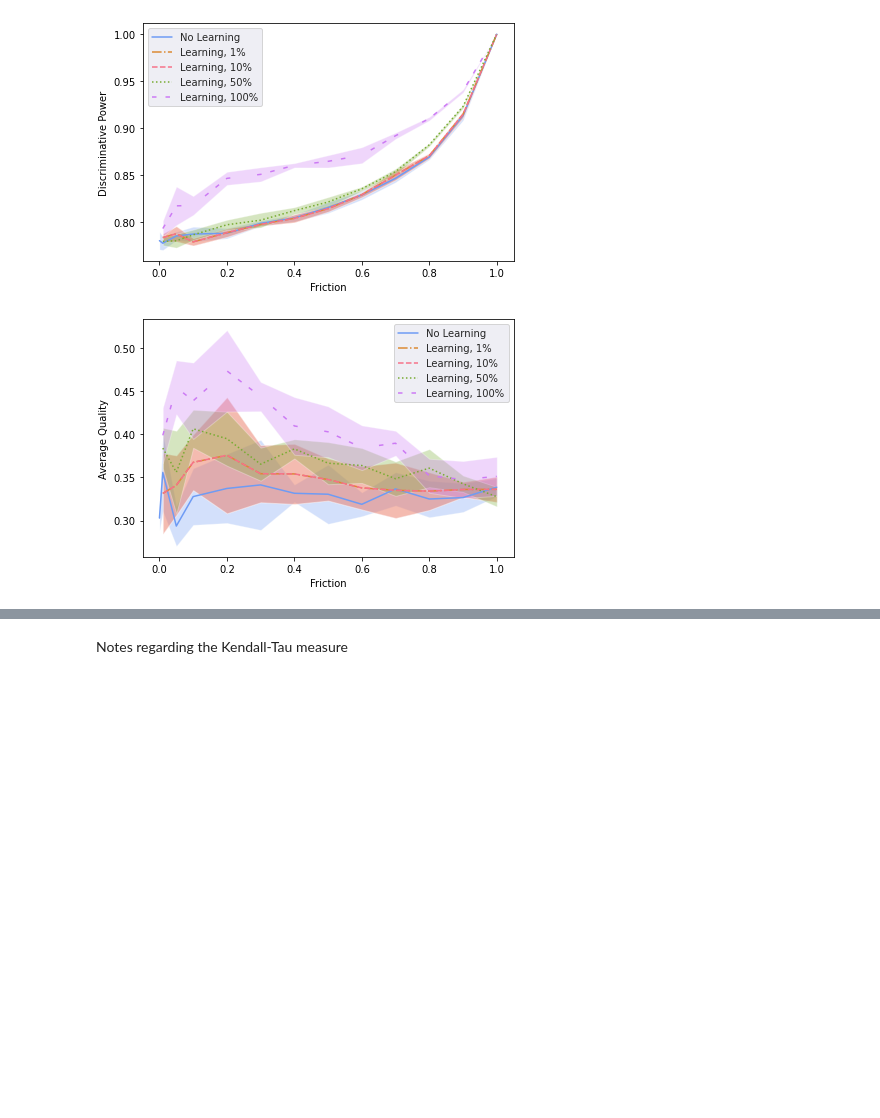
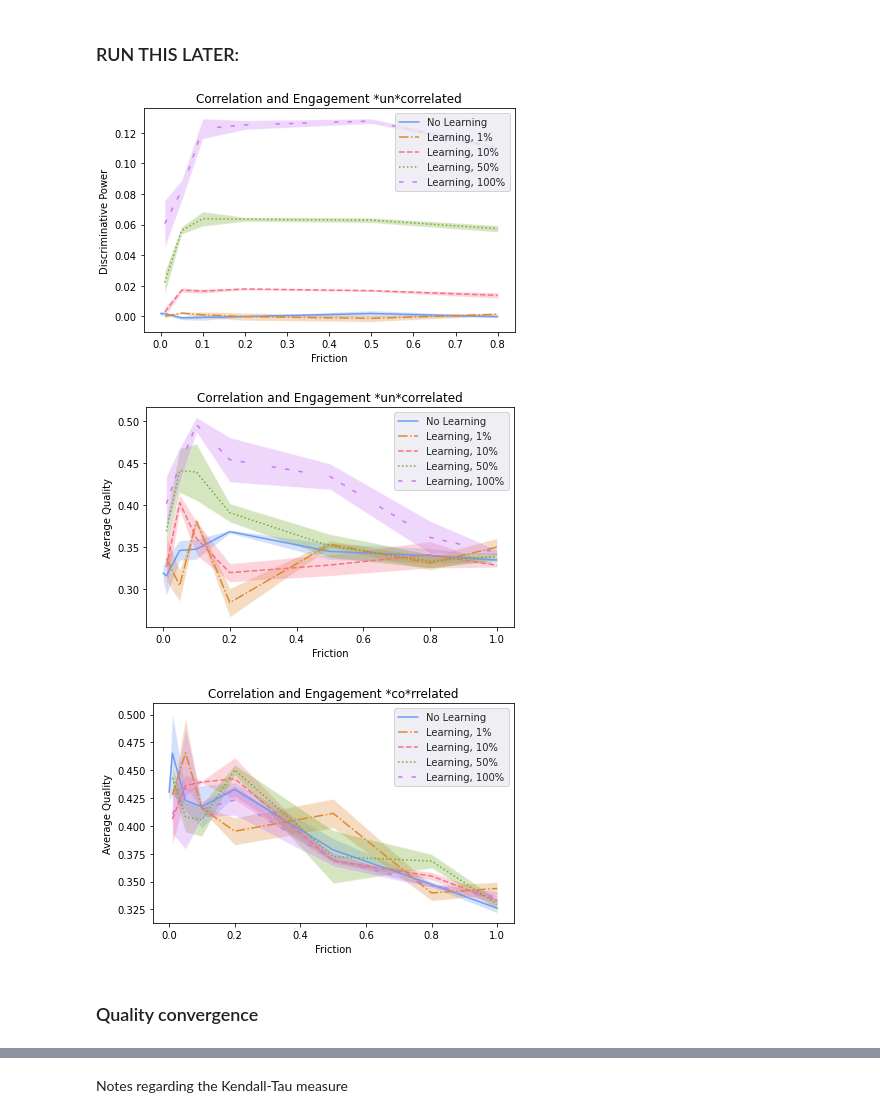
Before and after one commit to LJ-9/Friction-Social-Media-Model, a Jupyter notebook: Friction/Analysis_and_notes.ipynb, the cells around one changed output, grey strips where cells are left out. Cells and saved outputs as stored; diff of their text form; code cells hidden in the pictures; blank space fills up the shorter version.

Commit message:
Meeting Dec 1 runs and results

```diff
--- a/Friction/Analysis_and_notes.ipynb
+++ b/Friction/Analysis_and_notes.ipynb
@@ -24,6 +25,6 @@ verbose_dir = 'verbose/07112022_friction_vary_friction_and_learning_6_runs'
 # %%
 # look at single results file
-data = json.load(open(os.path.join(result_dir,'mu_fr_0.1-learn_fr_0.2.json')))
+data = json.load(open(os.path.join(result_dir,'mu_fr_0.1-learn_fr_0.2-trunc_0.json')))
 df = pd.DataFrame.from_dict(data, orient='columns')
 df
 # %% [output]
@@ -72,4 +72,4 @@ temp.head()
 # %%
 # Make quality table
-qual_agg = temp.groupby(['mu_friction', 'learning_friction'])['quality'].agg(['mean', 'std']).reset_index()
+qual_agg = temp.groupby(['mu_friction', 'learning_friction','truncation_interval'])['quality'].agg(['mean', 'sem']).reset_index()
 # this makes hierarchical index qual_agg_2 = temp.groupby(['mu_friction', 'learning_friction'])['quality'].agg(['mean', 'std'])
@@ -84,23 +93,23 @@ dp_agg_pval = temp.groupby(['mu_friction', 'learning_friction'])['dicriminative_
 # %%
-def frictionplot(no_learn, learn, learn_1, learn_50, learn_100, ylabel, savename):
+def frictionplot(no_learn, learn_1, learn_10, learn_50, learn_100, ylabel, savename, title):
     fig, ax = plt.subplots()
     clrs = sns.color_palette("husl", 10)
     with sns.axes_style("darkgrid"):
 
         meanst = no_learn['mean']
-        sdt = no_learn['std']
+        sdt = no_learn['sem']
 
         meanst_learn_10 = learn_10['mean']
-        sdt_learn_10 = learn_10['std']
+        sdt_learn_10 = learn_10['sem']
 
         meanst_learn_1 = learn_1['mean']
-        sdt_learn_1 = learn_1['std']
+        sdt_learn_1 = learn_1['sem']
 
         meanst_learn_50 = learn_50['mean']
-        sdt_learn_50 = learn_50['std']
+        sdt_learn_50 = learn_50['sem']
 
         meanst_learn_100 = learn_100['mean']
-        sdt_learn_100 = learn_100['std']
+        sdt_learn_100 = learn_100['sem']
 
         ax.plot(pd.unique(no_learn['mu_friction']), meanst,label = 'No Learning', c=clrs[7], linestyle='-')
         ax.fill_between(pd.unique(no_learn['mu_friction']), meanst-sdt, meanst+sdt ,alpha=0.3, facecolor=clrs[7])
@@ -124,5 +133,7 @@ def frictionplot(no_learn, learn, learn_1, learn_50, learn_100, ylabel, savename
         plt.xlabel("Friction")
         fig.set_tight_layout(True)
         plt.ylabel(ylabel)
+        ax.set_title(title)
+
         plt.savefig(savename)
 # %%
@@ -145,35 +162,45 @@ frictionplot(no_learn, learn_1, learn_10, learn_50, learn_100, ylabel, savename)
+# %% [markdown]
+### RUN THIS LATER:
 # %%
-no_learn = dp_agg.loc[dp_agg['learning_friction'] == 0.0]
-
-learn_10 = dp_agg.loc[(dp_agg['learning_friction'] > 0.098) & (dp_agg['learning_friction'] < 0.13)]
-
-learn_1 = dp_agg.loc[(dp_agg['learning_friction'] > 0.009) & (dp_agg['learning_friction'] < 0.013)]
-
-learn_50 = dp_agg.loc[(dp_agg['learning_friction'] > 0.49) & (dp_agg['learning_friction'] < 0.55)]
-
-learn_100 = dp_agg.loc[(dp_agg['learning_friction'] > 0.98)]
+no_learn = dp_agg.loc[(dp_agg['learning_friction'] == 0.0)  & (dp_agg['truncation_interval'] == 0)]
+learn_10 = dp_agg.loc[(dp_agg['learning_friction'] > 0.098) & (dp_agg['learning_friction'] < 0.13)  & (dp_agg['truncation_interval'] == 0)]
+learn_1 = dp_agg.loc[(dp_agg['learning_friction'] > 0.009) & (dp_agg['learning_friction'] < 0.013)  & (dp_agg['truncation_interval'] == 0)]
+learn_50 = dp_agg.loc[(dp_agg['learning_friction'] > 0.49) & (dp_agg['learning_friction'] < 0.55)  & (dp_agg['truncation_interval'] == 0)]
+learn_100 = dp_agg.loc[(dp_agg['learning_friction'] > 0.98)  & (dp_agg['truncation_interval'] == 0)]
 
 ylabel = 'Discriminative Power'
-savename = 'line_plot_discriminativepower_and_learning.pdf'
-
-frictionplot(no_learn, learn_1, learn_10, learn_50, learn_100, ylabel, savename)
+savename = 'line_plot_discriminativepower_and_learning_no_truncation.pdf'
+title = 'Correlation and Engagement *un*correlated'
+frictionplot(no_learn, learn_1, learn_10, learn_50, learn_100, ylabel, savename, title)
 # %% [output]
-[figure, old version]
+[figure, new version]
 # %%
-no_learn = qual_agg.loc[qual_agg['learning_friction'] == 0.0]
-
-learn_10 = qual_agg.loc[(qual_agg['learning_friction'] > 0.098) & (qual_agg['learning_friction'] < 0.13)]
-
-learn_1 = qual_agg.loc[(qual_agg['learning_friction'] > 0.009) & (qual_agg['learning_friction'] < 0.013)]
-
-learn_50 = qual_agg.loc[(qual_agg['learning_friction'] > 0.49) & (qual_agg['learning_friction'] < 0.55)]
-
-learn_100 = qual_agg.loc[(qual_agg['learning_friction'] > 0.98)]
+no_learn = qual_agg.loc[(qual_agg['learning_friction'] == 0.0)  & (qual_agg['truncation_interval'] == 0)]
+learn_10 = qual_agg.loc[(qual_agg['learning_friction'] > 0.098) & (qual_agg['learning_friction'] < 0.13)  & (qual_agg['truncation_interval'] == 0)]
+learn_1 = qual_agg.loc[(qual_agg['learning_friction'] > 0.009) & (qual_agg['learning_friction'] < 0.013)  & (qual_agg['truncation_interval'] == 0)]
+learn_50 = qual_agg.loc[(qual_agg['learning_friction'] > 0.49) & (qual_agg['learning_friction'] < 0.55)  & (qual_agg['truncation_interval'] == 0)]
+learn_100 = qual_agg.loc[(qual_agg['learning_friction'] > 0.98)  & (qual_agg['truncation_interval'] == 0)]
 
 ylabel = 'Average Quality'
-savename = 'line_plot_quality_and_learning.pdf'
+savename = 'line_plot_quality_and_learning_no_truncation.pdf'
+title = 'Correlation and Engagement *un*correlated'
 
-frictionplot(no_learn, learn_1, learn_10, learn_50, learn_100, ylabel, savename)
+frictionplot(no_learn, learn_1, learn_10, learn_50, learn_100, ylabel, savename, title)
+
+no_learn = qual_agg.loc[(qual_agg['learning_friction'] == 0.0)  & (qual_agg['truncation_interval'] == 0.1)]
+learn_10 = qual_agg.loc[(qual_agg['learning_friction'] > 0.098) & (qual_agg['learning_friction'] < 0.13)  & (qual_agg['truncation_interval'] == 0.1)]
+learn_1 = qual_agg.loc[(qual_agg['learning_friction'] > 0.009) & (qual_agg['learning_friction'] < 0.013)  & (qual_agg['truncation_interval'] == 0.1)]
+learn_50 = qual_agg.loc[(qual_agg['learning_friction'] > 0.49) & (qual_agg['learning_friction'] < 0.55)  & (qual_agg['truncation_interval'] == 0.1)]
+learn_100 = qual_agg.loc[(qual_agg['learning_friction'] > 0.98)  & (qual_agg['truncation_interval'] == 0.1)]
+
+ylabel = 'Average Quality'
+savename = 'line_plot_quality_and_learning_truncation.pdf'
+title = 'Correlation and Engagement *co*rrelated'
+
+frictionplot(no_learn, learn_1, learn_10, learn_50, learn_100, ylabel, savename, title)
 # %% [output]
-[figure, old version]
+[figure, new version]
+[figure, added]
+# %% [markdown]
+### Quality convergence
 # %%
```
Also changed, not shown: parts of 35 cells of this notebook, 25 other files.
